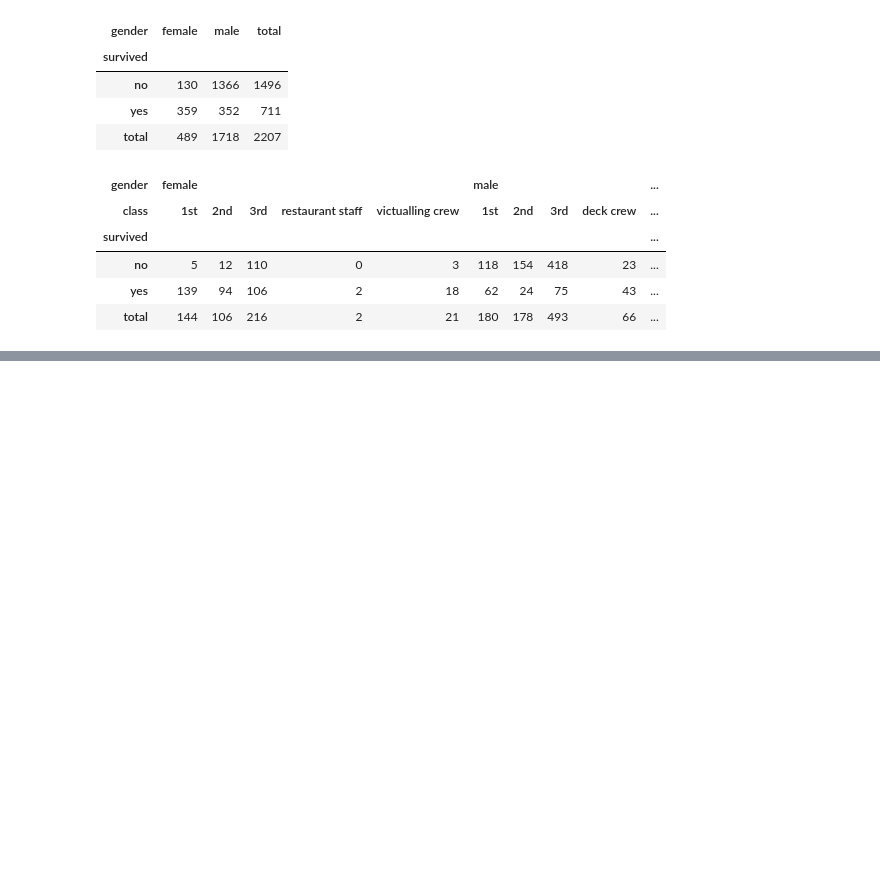
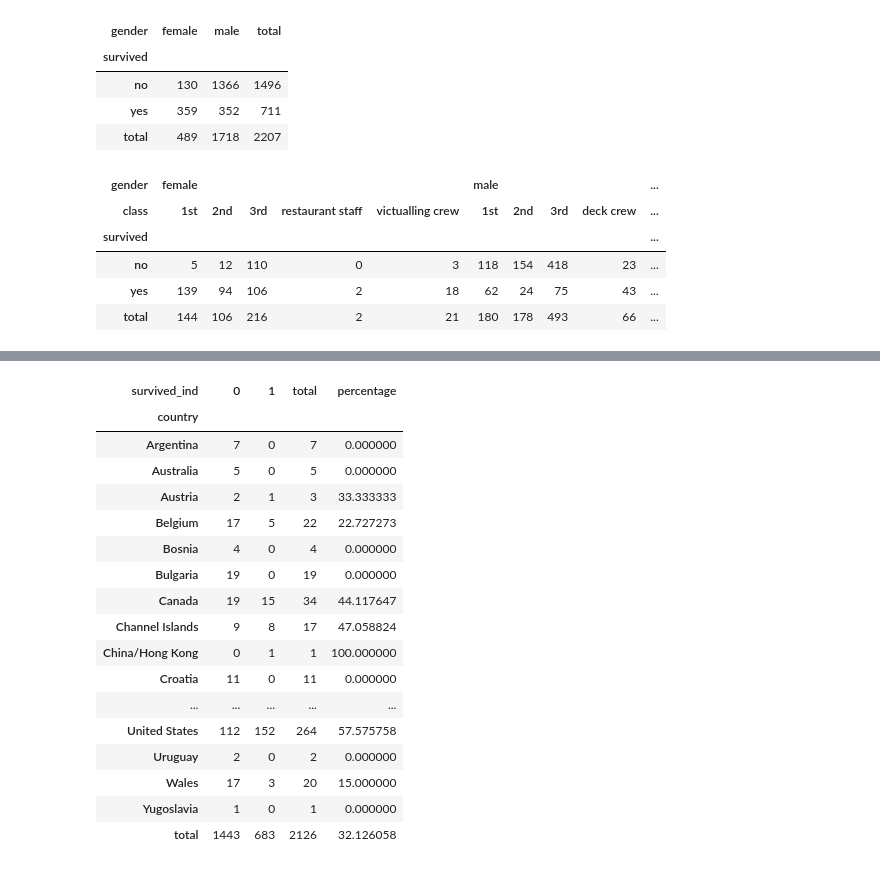
Before and after one commit to PrajwalLuitel/lambton_college_assessments, a Jupyter notebook: python_v2/class_practice/practice4.ipynb, the cells around one changed output, grey strips where cells are left out. Drawn from its saved outputs; the diff is of its cells as text; code cells hidden in the pictures; blank space fills up the shorter version.

```diff
--- a/python_v2/class_practice/practice4.ipynb
+++ b/python_v2/class_practice/practice4.ipynb
@@ -277,0 +280,3 @@ crosstab
+# %%
+titanic_df.rename(columns={'class':'passenger_class'}, inplace=True)
+titanic_df.head(1)
@@ -277,0 +349,3 @@ crosstab
+# %%
+crosstab= pd.crosstab( titanic_df['country'],titanic_df['survived_ind'], margins=True, margins_name='total')
+crosstab
@@ -277,0 +371,23 @@ crosstab
+# %%
+# For each row, add a column which is percentage of survival
+crosstab['percentage'] = (crosstab[1]/crosstab['total'])*100
+crosstab
+# %% [output]
+| survived_ind | 0 | 1 | total | percentage |
+| country |  |  |  |  |
+| Argentina | 7 | 0 | 7 | 0.000000 |
+| Australia | 5 | 0 | 5 | 0.000000 |
+| Austria | 2 | 1 | 3 | 33.333333 |
+| Belgium | 17 | 5 | 22 | 22.727273 |
+| Bosnia | 4 | 0 | 4 | 0.000000 |
+| Bulgaria | 19 | 0 | 19 | 0.000000 |
+| Canada | 19 | 15 | 34 | 44.117647 |
+| Channel Islands | 9 | 8 | 17 | 47.058824 |
+| China/Hong Kong | 0 | 1 | 1 | 100.000000 |
+| Croatia | 11 | 0 | 11 | 0.000000 |
+| ... | ... | ... | ... | ... |
+| United States | 112 | 152 | 264 | 57.575758 |
+| Uruguay | 2 | 0 | 2 | 0.000000 |
+| Wales | 17 | 3 | 20 | 15.000000 |
+| Yugoslavia | 1 | 0 | 1 | 0.000000 |
+| total | 1443 | 683 | 2126 | 32.126058 |
```
Also changed, not shown: parts of 14 cells of this notebook.
